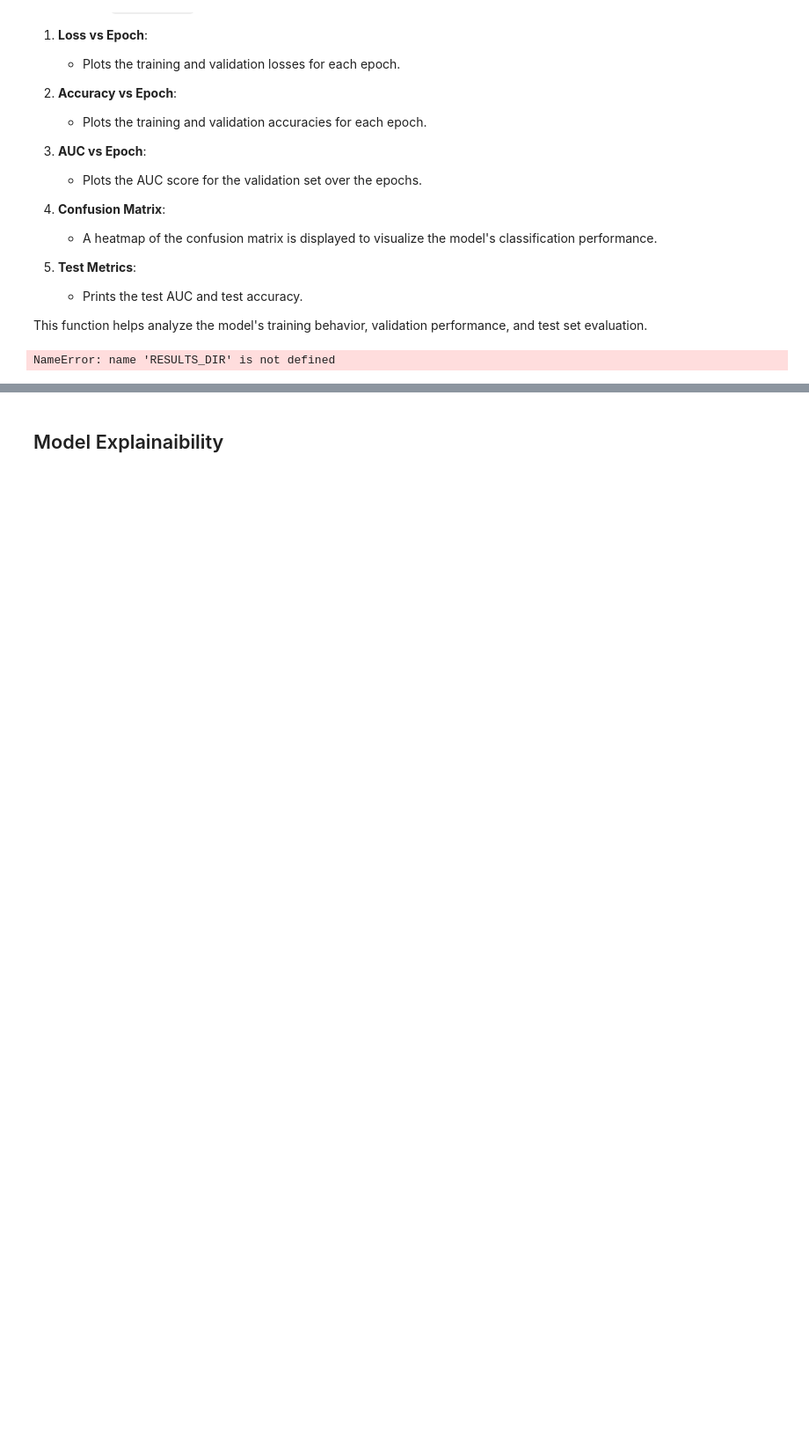
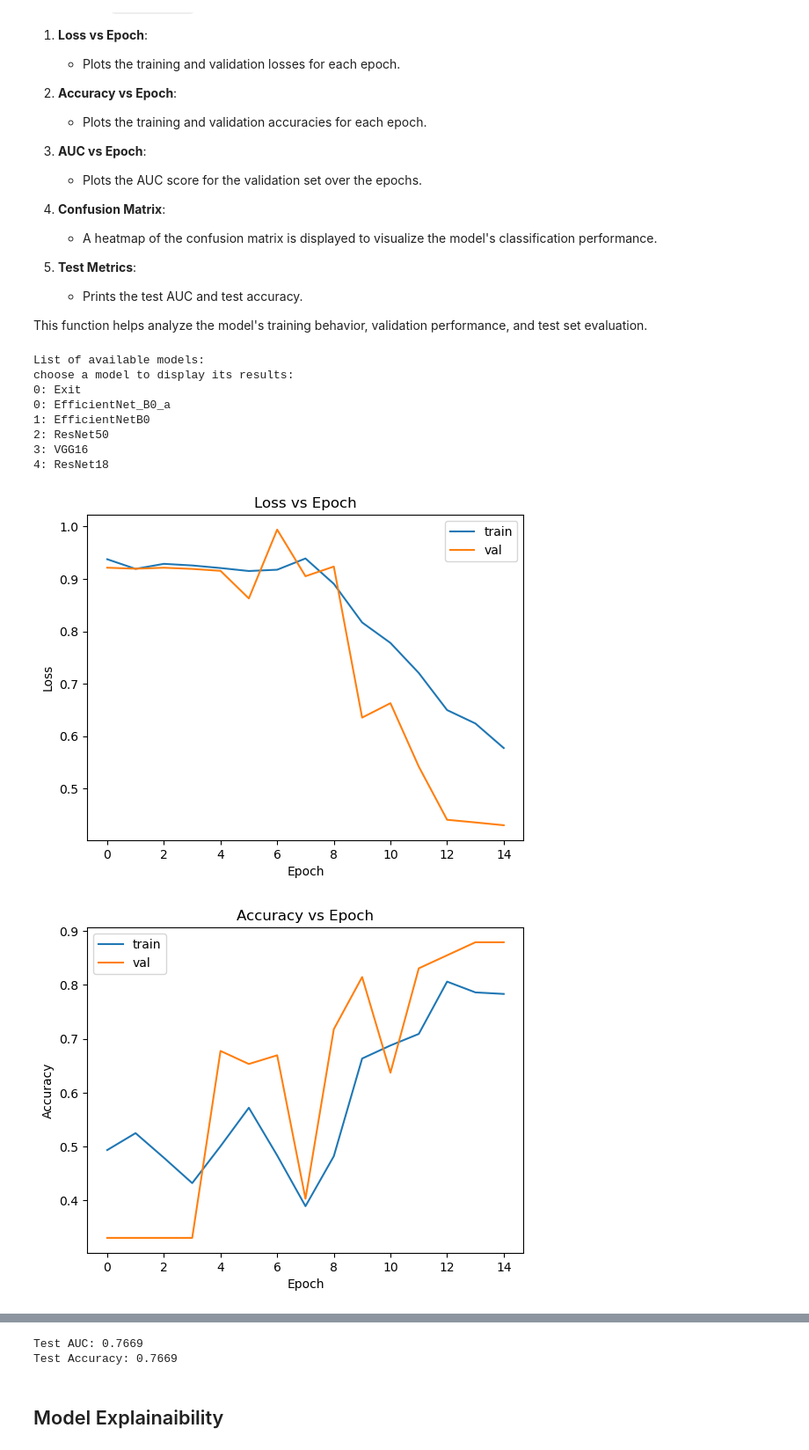
Before and after one commit to M7Saad/Skin-Cancer-Detection-Project, a Jupyter notebook: code.ipynb, the cells around one changed output, grey strips where cells are left out. Shown at 88% size. Saved outputs shown, nothing was run; the diff lists cells and outputs as text; code cells hidden in the pictures; blank space fills up the shorter version.

```diff
--- a/code.ipynb
+++ b/code.ipynb
@@ -675,29 +676,35 @@ def graph(file):
     print(f"Test Precision: {results['test_precision']:.4f}")
     print(f"Test F1-score: {results['test_f1']:.4f}")
 # %%
-while True:
-    # list the models
-    available_models = os.listdir(RESULTS_DIR)
-    available_models = [model.split(".")[0] for model in available_models]
-    # map it to index
-    available_models = {i: model for i, model in enumerate(available_models)}
-    print("List of available models:")
-    print("choose a model to display its results:")
-    print("0: Exit")
-    for i, model in available_models.items():
-        print(f"{i}: {model}")
+import os
+import matplotlib.pyplot as plt
+import pickle
 
-    choice = int(input("Enter the model number: "))
-    if choice == 0:
-        break
-    try:
-        graph(f"{RESULTS_DIR}/{available_models[choice]}.pkl")
-    except KeyError:
-        print("Invalid choice, please try again.")
-    except FileNotFoundError:
-        print("File not found, please try again.")
-    except Exception as e:
-        print(f"An error occurred: {e}")
-        break
+RESULTS_DIR = "results"
+
+# list the models
+available_models = os.listdir(RESULTS_DIR)
+available_models = [model.split(".")[0] for model in available_models]
+# map it to index
+available_models = {i: model for i, model in enumerate(available_models)}
+print("List of available models:")
+print("choose a model to display its results:")
+print("0: Exit")
+for i, model in available_models.items():
+    print(f"{i}: {model}")
+choice = int(input("Enter the model number: "))
+try:
+    graph(f"{RESULTS_DIR}/{available_models[choice]}.pkl")
+except Exception as e:
+    pass
 # %% [output]
-NameError: name 'RESULTS_DIR' is not defined
+List of available models:
+choose a model to display its results:
+0: Exit
+0: EfficientNet_B0_a
+1: EfficientNetB0
+2: ResNet50
+3: VGG16
+4: ResNet18
+[figure, added]
+[figure, added]
@@ -704,3 +713,5 @@ NameError: name 'RESULTS_DIR' is not defined
+Test AUC: 0.7669
+Test Accuracy: 0.7669
 # %% [markdown]
 ## Model Explainaibility
 # %%
```
Also changed, not shown: parts of 2 cells of this notebook.
